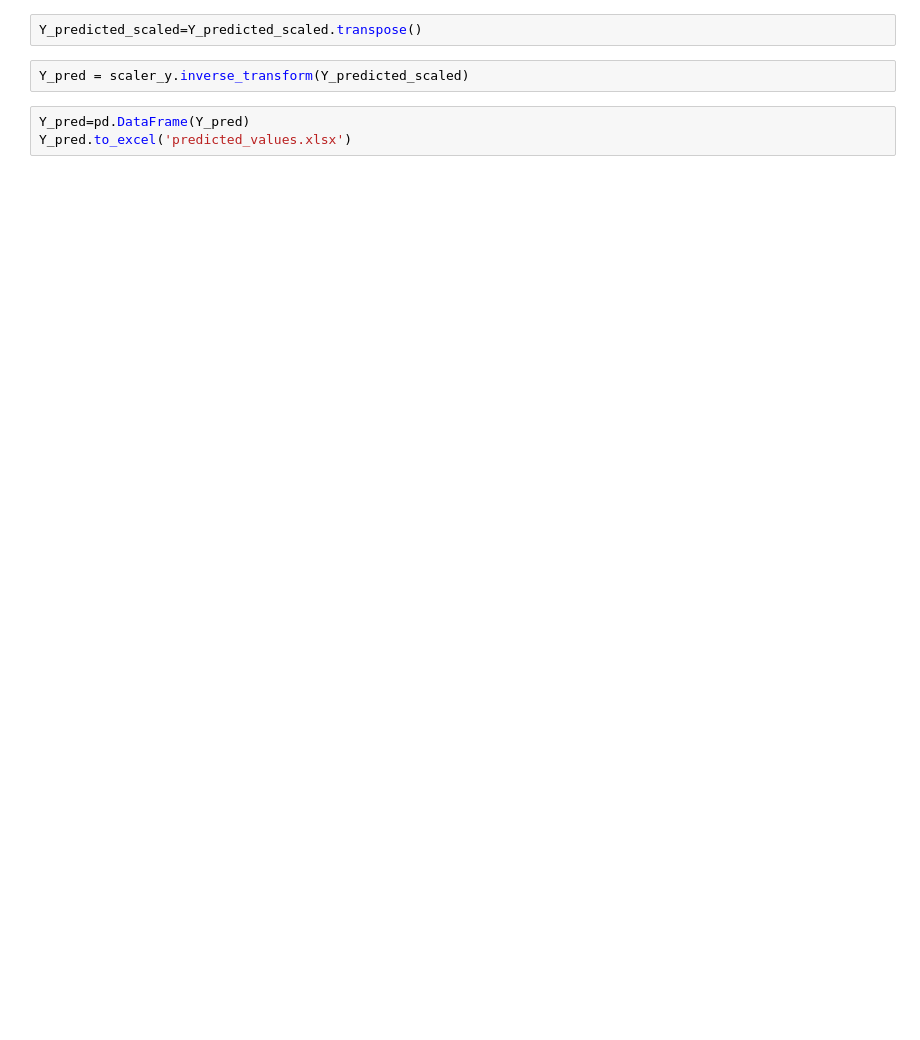
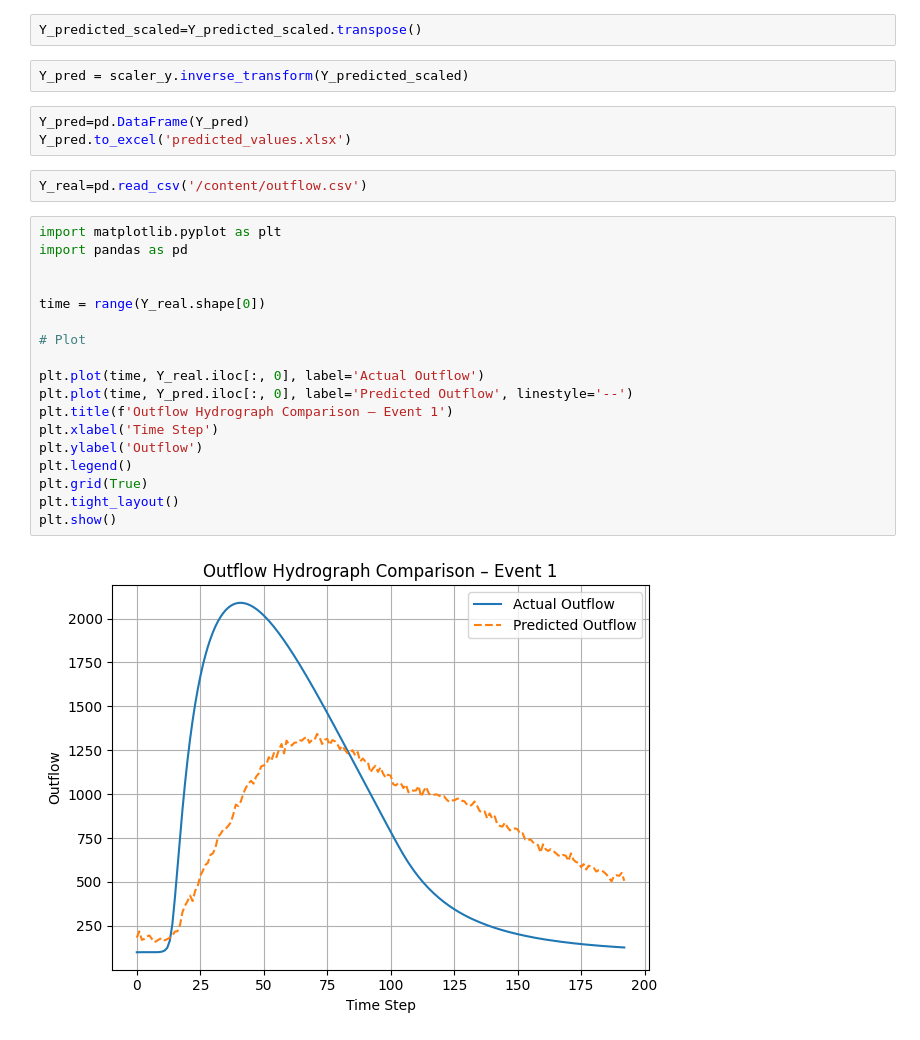
Before and after one commit to SABBIRAHAMMED3/ML, a Jupyter notebook: DNNForFloodRouting.ipynb, the cells around one changed output. Drawn from its saved outputs; the diff is of its cells as text; blank space fills up the shorter version.

```diff
--- a/DNNForFloodRouting.ipynb
+++ b/DNNForFloodRouting.ipynb
@@ -172,3 +170,25 @@ Y_pred = scaler_y.inverse_transform(Y_predicted_scaled)
 # %%
 Y_pred=pd.DataFrame(Y_pred)
 Y_pred.to_excel('predicted_values.xlsx')
+# %%
+Y_real=pd.read_csv('/content/outflow.csv')
+# %%
+import matplotlib.pyplot as plt
+import pandas as pd
+
+
+time = range(Y_real.shape[0])
+
+# Plot
+
+plt.plot(time, Y_real.iloc[:, 0], label='Actual Outflow')
+plt.plot(time, Y_pred.iloc[:, 0], label='Predicted Outflow', linestyle='--')
+plt.title(f'Outflow Hydrograph Comparison – Event 1')
+plt.xlabel('Time Step')
+plt.ylabel('Outflow')
+plt.legend()
+plt.grid(True)
+plt.tight_layout()
+plt.show()
+# %% [output]
+[figure, added]
```
Also changed, not shown: parts of 10 cells of this notebook.
